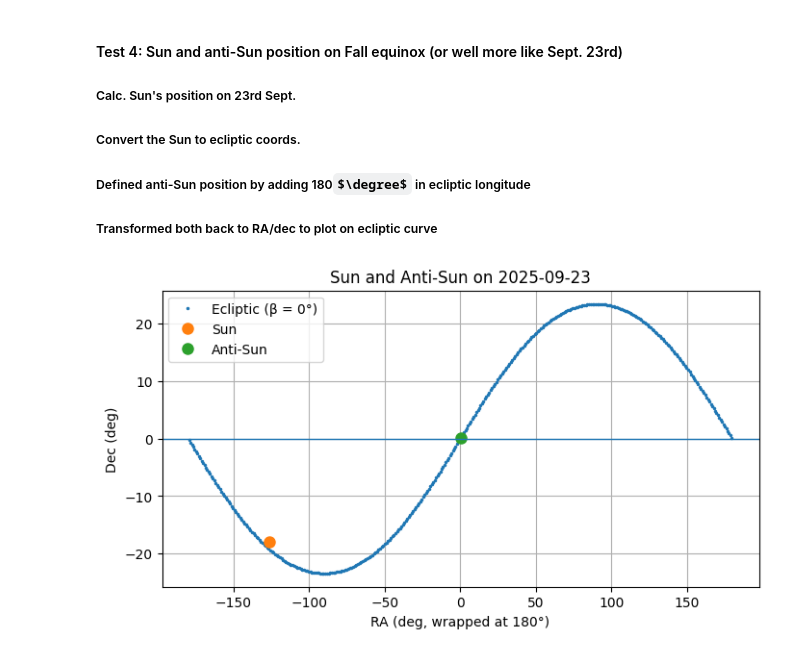
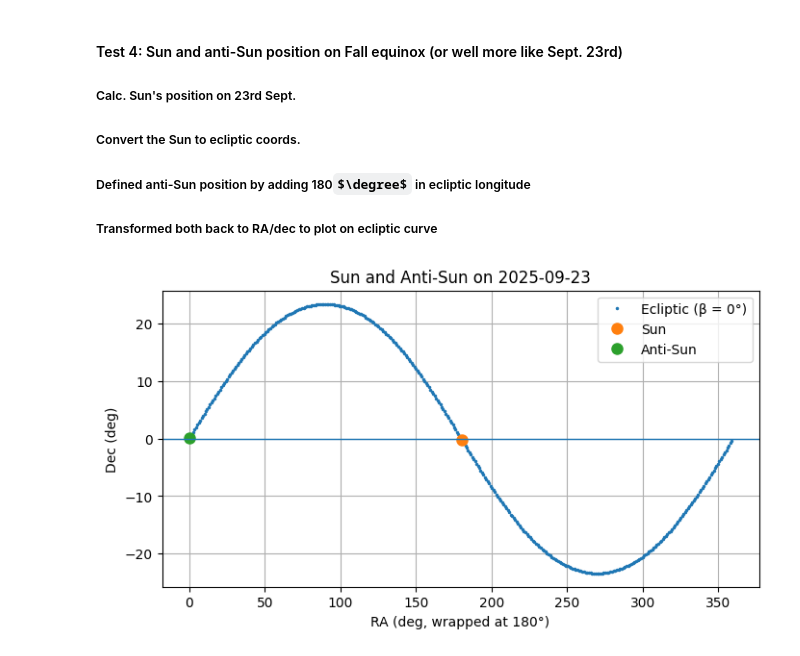
Before and after one commit to devanshi-s04/neomod, a Jupyter notebook: tests_coordinates.ipynb, the cells around one changed output. Drawn from its saved outputs; the diff is of its cells as text; code cells hidden in the pictures; some formulas as TeX source.

```diff
--- a/tests_coordinates.ipynb
+++ b/tests_coordinates.ipynb
@@ -9,30 +9,42 @@ import matplotlib.pyplot as plt
 
 import astropy.units as u
 from astropy.time import Time
-from astropy.coordinates import SkyCoord, GeocentricTrueEcliptic, ICRS
+from astropy.coordinates import SkyCoord, GeocentricTrueEcliptic, ICRS, GCRS, GeocentricMeanEcliptic, HeliocentricEclipticIAU76
 
 # Build ecliptic coordinates: lambda 0 -> 360, beta = 0
 lam = np.linspace(0, 360, 361) * u.deg
 beta = np.zeros_like(lam.value) * u.deg
 
 # Picking fall equinox
-equinox = Time("2025-09-23", scale="utc")
+#equinox = Time("2025-09-23", scale="utc")
 
 ecl = SkyCoord(
     lon=lam,
     lat=beta,
-    frame=GeocentricTrueEcliptic(equinox=equinox),
+    frame=GeocentricMeanEcliptic
 )
 
 # Convert to equatorial (ICRS)
-eq = ecl.transform_to(ICRS())
+eq = ecl.transform_to(ICRS)
 
-ra = eq.ra.wrap_at(180 * u.deg).deg   # wrap for nicer plotting (-180 - 180)
+#eq = ecl.transform_to(
+#    TrueEclipticGeocentric(equinox=equinox)
+#)
+
+#ecl_back = eq.transform_to(
+#    GeocentricTrueEcliptic(equinox=equinox)
+#)
+
+
+
+
+ra = eq.ra.deg   # wrap for nicer plotting (-180 - 180)
+raW = eq.ra.wrap_at(180 * u.deg).deg   # wrap for nicer plotting (-180 - 180)
 dec = eq.dec.deg
 
 # Plot RA vs Dec
 plt.figure(figsize=(8, 4))
-plt.plot(ra, dec, ".", ms=3)
+plt.plot(raW, dec, ".", ms=3)
 plt.axhline(0, lw=1)
 plt.xlabel("RA (deg, wrapped at 180°)")
 plt.ylabel("Dec (deg)")
@@ -122,37 +208,45 @@ plt.show()
 # Sept. 23rd Equinox
 t = Time("2025-09-23 12:00:00", scale="utc")
 ecl_frame = GeocentricTrueEcliptic(equinox=t)
+#ecl_frame = GeocentricMeanEcliptic(equinox=t)
 
 # Sun converted to ecliptic lon/lat
 sun_icrs = get_sun(t).transform_to(ICRS())
-sun_ecl  = sun_icrs.transform_to(ecl_frame)
+sun_gcrs = get_sun(t)
+sun_ecl  = sun_gcrs.transform_to(ecl_frame) #swappped icrs to gcrs
 
 # Anti-sun in ecliptic: lon+180, lat doesn't count since 0 anyway
 anti_ecl = SkyCoord(lon=sun_ecl.lon + 180*u.deg, lat=-sun_ecl.lat, frame=ecl_frame)
 
-# Convert both back to ICRS for plotting on the RA/Dec ecliptic curve
-sun_plot  = sun_ecl.transform_to(ICRS())
-anti_plot = anti_ecl.transform_to(ICRS())
+# Convert both back to GCRS now for plotting on the RA/Dec ecliptic curve
+sun_plot  = sun_ecl.transform_to(GCRS()) # swap ICRS to GCRS
+anti_plot = anti_ecl.transform_to(GCRS()) # swap ICRS to GCRS
 
-sun_ra  = sun_plot.ra.wrap_at(180*u.deg).deg
+
+#sun_ra  = sun_plot.ra.wrap_at(180*u.deg).deg
+#using without wrap
+sun_ra = sun_plot.ra.deg
+
 sun_dec = sun_plot.dec.deg
-anti_ra  = anti_plot.ra.wrap_at(180*u.deg).deg
+#using without wrap
+#anti_ra  = anti_plot.ra.wrap_at(180*u.deg).deg
+anti_ra = anti_plot.ra.deg
 anti_dec = anti_plot.dec.deg
 
 plt.figure(figsize=(8,4))
 plt.plot(ra, dec, ".", ms=3, label="Ecliptic (β = 0°)")
 plt.plot(sun_ra,  sun_dec,  "o", ms=8, label="Sun")
 plt.plot(anti_ra, anti_dec, "o", ms=8, label="Anti-Sun")
 plt.axhline(0, lw=1)
 plt.xlabel("RA (deg, wrapped at 180°)")
 plt.ylabel("Dec (deg)")
 plt.legend()
 plt.grid(True)
 plt.title("Sun and Anti-Sun on 2025-09-23")
 plt.show()
 
 # Checking the ecliptic coords:
 print("Sun  (λ,β) =", sun_ecl.lon.deg, sun_ecl.lat.deg)
 print("Anti (λ,β) =", (sun_ecl.lon + 180*u.deg).wrap_at(360*u.deg).deg, (-sun_ecl.lat).deg)
 # %% [output]
-[figure, old version]
+[figure, new version]
```
Also changed, not shown: parts of 12 cells of this notebook, 3 other files.
